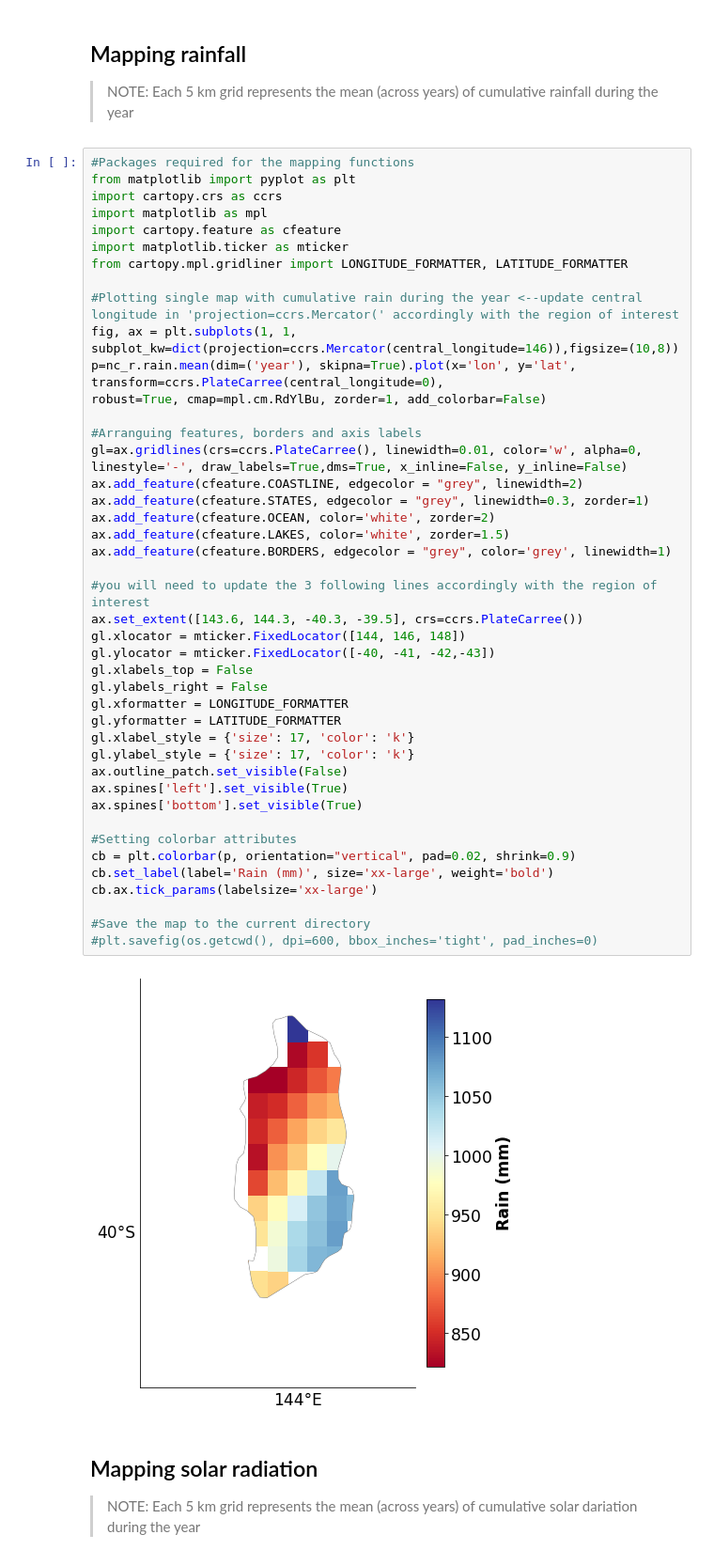
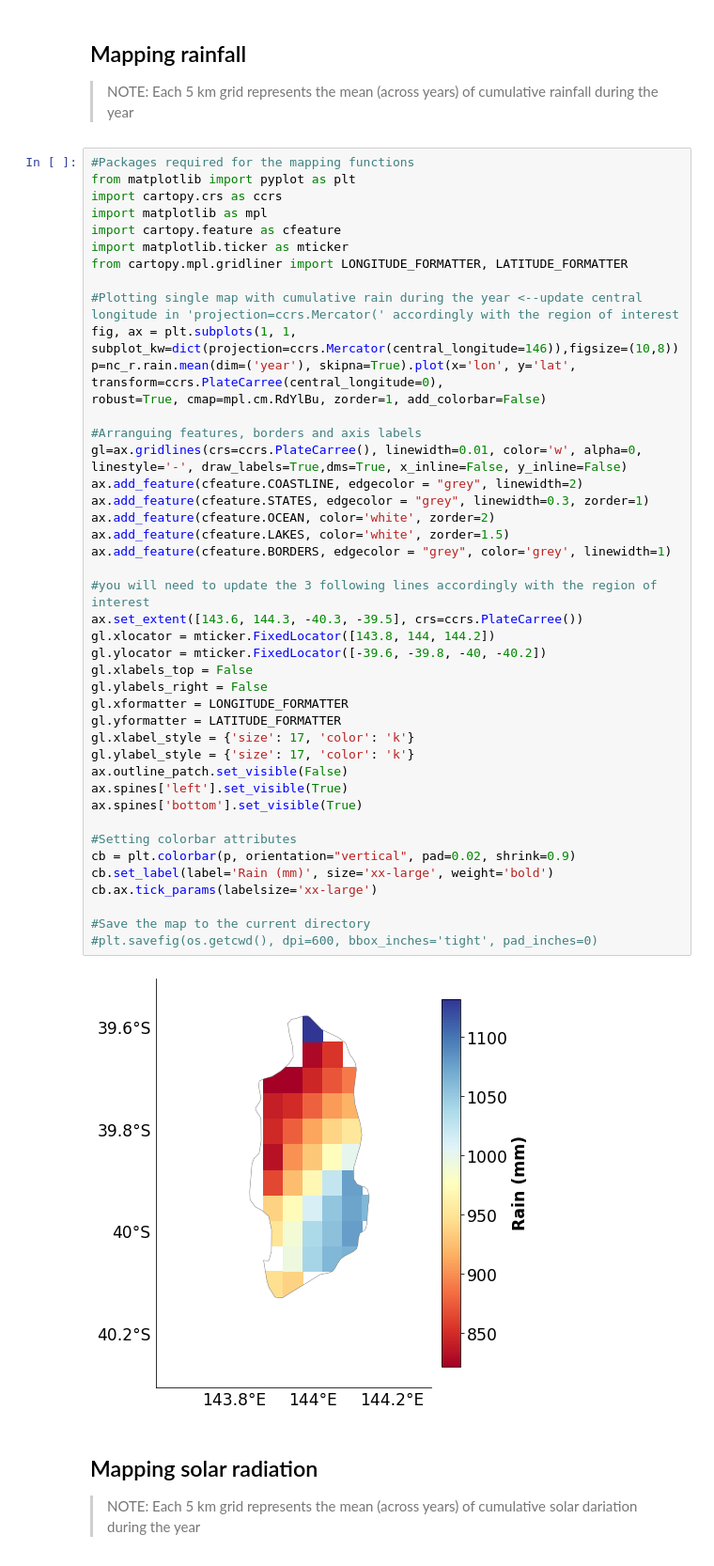
Before and after one commit to JJguri/bestiapop, a Jupyter notebook: sample-data/example-binder.ipynb, the cells around one changed output. Shown at 94% size. Cells and saved outputs as stored; diff of their text form.

```diff
--- a/sample-data/example-binder.ipynb
+++ b/sample-data/example-binder.ipynb
@@ -330,36 +329,36 @@ p=nc_r.rain.mean(dim=('year'), skipna=True).plot(x='lon', y='lat', transform=ccr
 robust=True, cmap=mpl.cm.RdYlBu, zorder=1, add_colorbar=False)
 
 #Arranguing features, borders and axis labels
 gl=ax.gridlines(crs=ccrs.PlateCarree(), linewidth=0.01, color='w', alpha=0, linestyle='-', draw_labels=True,dms=True, x_inline=False, y_inline=False)
 ax.add_feature(cfeature.COASTLINE, edgecolor = "grey", linewidth=2)
 ax.add_feature(cfeature.STATES, edgecolor = "grey", linewidth=0.3, zorder=1)
 ax.add_feature(cfeature.OCEAN, color='white', zorder=2)
 ax.add_feature(cfeature.LAKES, color='white', zorder=1.5)
 ax.add_feature(cfeature.BORDERS, edgecolor = "grey", color='grey', linewidth=1)
 
 #you will need to update the 3 following lines accordingly with the region of interest
 ax.set_extent([143.6, 144.3, -40.3, -39.5], crs=ccrs.PlateCarree())
-gl.xlocator = mticker.FixedLocator([144, 146, 148])
-gl.ylocator = mticker.FixedLocator([-40, -41, -42,-43])
+gl.xlocator = mticker.FixedLocator([143.8, 144, 144.2])
+gl.ylocator = mticker.FixedLocator([-39.6, -39.8, -40, -40.2])
 gl.xlabels_top = False
 gl.ylabels_right = False
 gl.xformatter = LONGITUDE_FORMATTER
 gl.yformatter = LATITUDE_FORMATTER
 gl.xlabel_style = {'size': 17, 'color': 'k'}
 gl.ylabel_style = {'size': 17, 'color': 'k'}
 ax.outline_patch.set_visible(False)
 ax.spines['left'].set_visible(True)
 ax.spines['bottom'].set_visible(True)
 
 #Setting colorbar attributes
 cb = plt.colorbar(p, orientation="vertical", pad=0.02, shrink=0.9)
 cb.set_label(label='Rain (mm)', size='xx-large', weight='bold')
 cb.ax.tick_params(labelsize='xx-large')
 
 #Save the map to the current directory
 #plt.savefig(os.getcwd(), dpi=600, bbox_inches='tight', pad_inches=0)
 # %% [output]
-[figure, old version]
+[figure, new version]
 # %% [markdown]
 ## Mapping solar radiation
 
```
Also changed, not shown: parts of 8 cells of this notebook.
